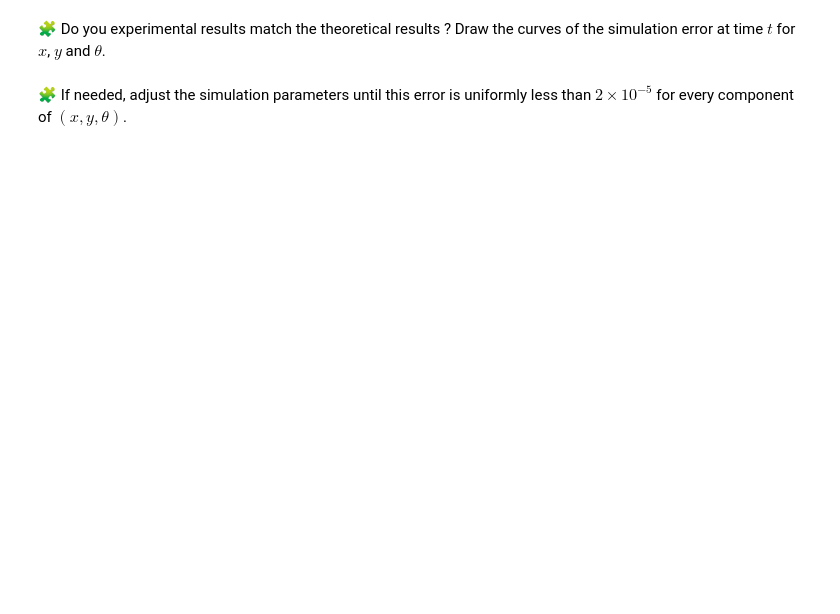
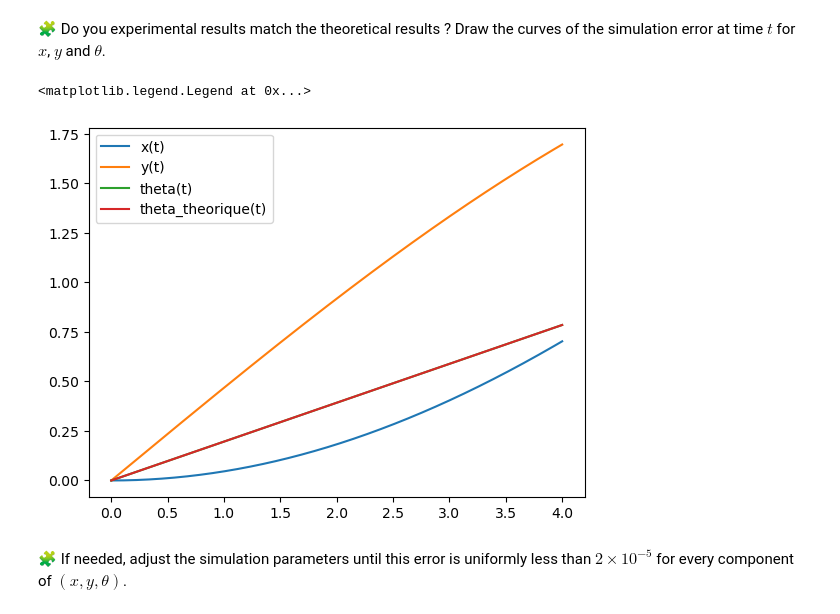
Before and after one commit to HibaNRJ/control-engineering-with-python-project-2022-2023, a Jupyter notebook: Project-1.ipynb, the cells around one changed output. Saved outputs shown, nothing was run; the diff lists cells and outputs as text; code cells hidden in the pictures; blank space fills up the shorter version.

```diff
--- a/Project-1.ipynb
+++ b/Project-1.ipynb
@@ -167,0 +213,13 @@ pass
+# %%
+
+def theta_theorique(t) :
+    omega_l, omega_r = omega
+    return (omega_r-omega_l)*Rw*t/2*L
+def x_theorique(t) :
+    omega_l, omega_r = omega(t, xytheta)
+    theta_t = theta_theorique(t)
+    return -((Rw)**2)*(omega_r+omega_l)*sin(theta_t)*t/2*L
+def y_theorique(t):
+    omega_l, omega_r = omega
+    theta_t = theta_theorique(t)
+    return ((Rw)**2)*(omega_r+omega_l)*cos(theta_t)*t/2*L
@@ -168,3 +228,14 @@ pass
+# %%
+plot(t, x, label = "x(t)")
+plot(t, y, label = "y(t)")
+plot(t, theta, label = "theta(t)" )
+plot(t, theta_theorique(t) , label = "theta_theorique(t)")
+#plot(t, x_theorique(t)*sin(theta_theorique(t)), label = "x_theorique(t)")
+#plot(t, y_theorique(t), label = "y_theorique(t)" )
+legend()
+# %% [output]
+<matplotlib.legend.Legend at 0x...>
+[figure, added]
 # %% [markdown]
 🧩 If needed, adjust the simulation parameters until this error is uniformly less than $2 \times 10^{-5}$ for every component of $(x, y, \theta)$.
 # %%
```
Also changed, not shown: parts of 17 cells of this notebook.
